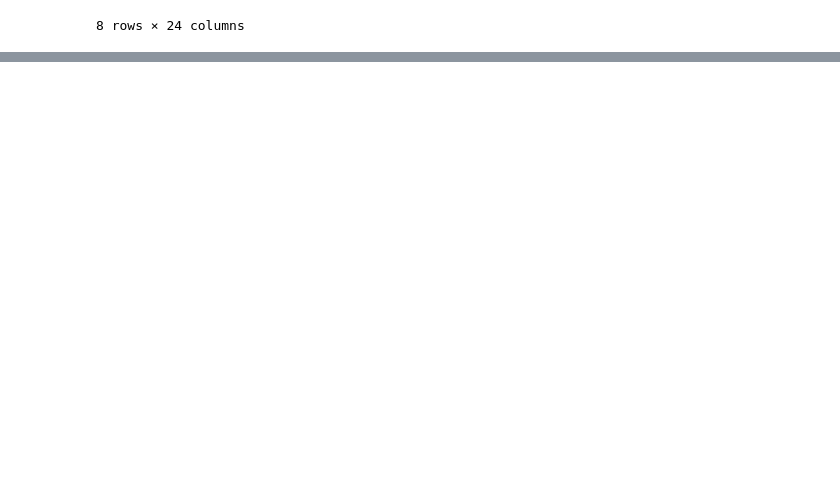
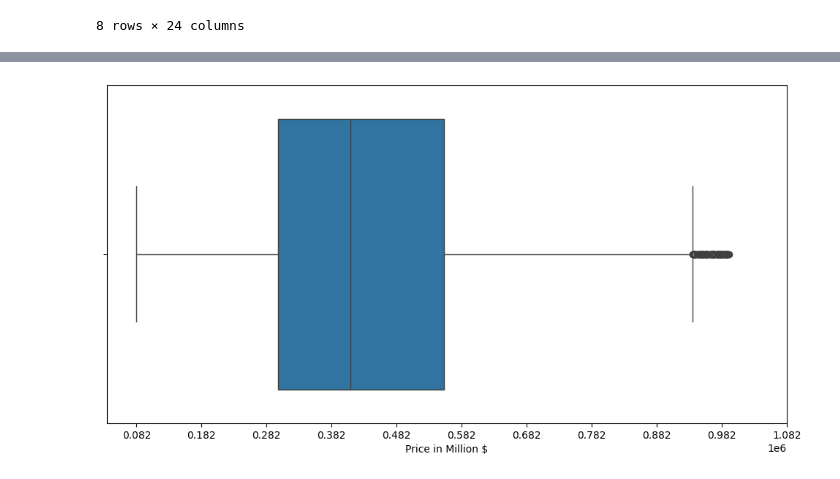
Before and after one commit to NiallGF/First-data-project, a Jupyter notebook: Kaggle Project/Workbooks/EDA/general eda.ipynb, the cells around one changed output, grey strips where cells are left out. Cells and saved outputs as stored; diff of their text form; code cells hidden in the pictures; blank space fills up the shorter version.

```diff
--- a/Kaggle Project/Workbooks/EDA/general eda.ipynb
+++ b/Kaggle Project/Workbooks/EDA/general eda.ipynb
@@ -62,0 +88,15 @@ sns.heatmap(corr_matrix, annot=True, fmt='.2f', cmap='coolwarm', annot_kws={"siz
+# %%
+import matplotlib.pyplot as plt
+import seaborn as sns
+
+plt.figure(figsize=(12, 6))
+
+sns.boxplot(x=df['price'])
+
+plt.xlabel('Price in Million $')
+
+plt.xticks(ticks=range(int(df['price'].min()), int(df['price'].max()) + 100000, 100000))
+
+plt.show()
+# %% [output]
+[figure, added]
```
Also changed, not shown: parts of 5 cells of this notebook, 11 other files.
